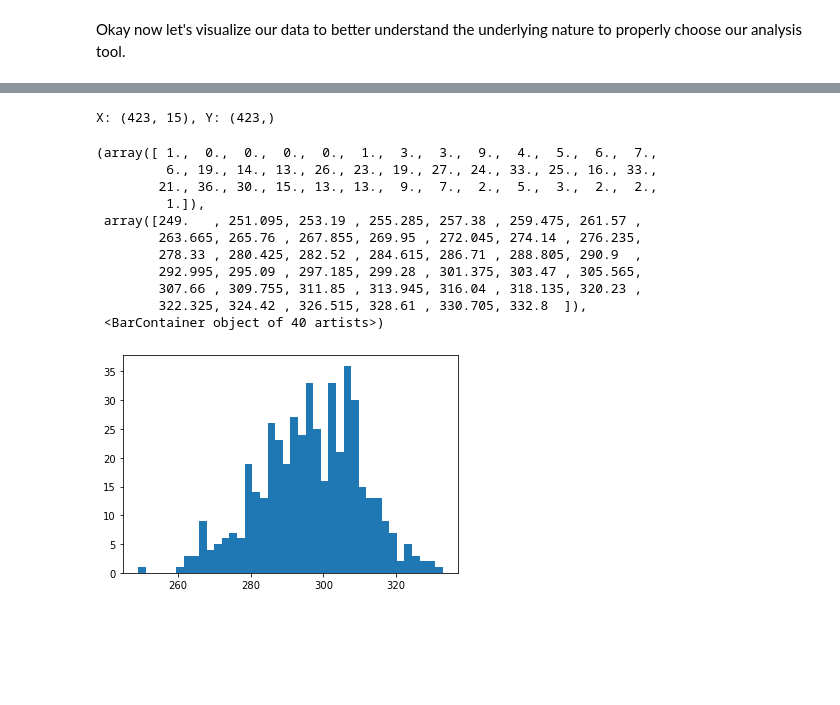
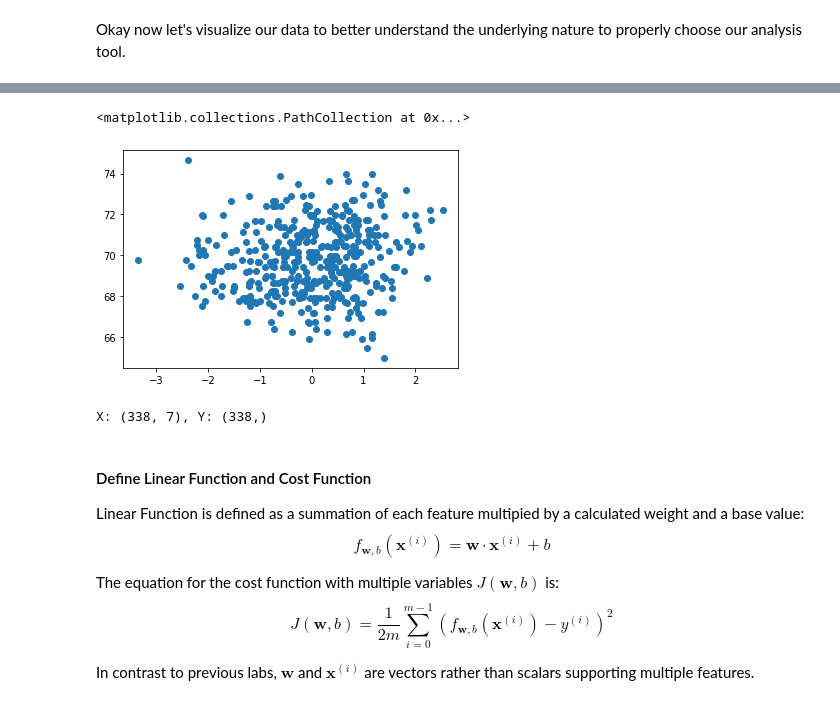
Before and after one commit to kMongru/pga-compensation-projections, a Jupyter notebook: notebooks/data_analysis.ipynb, the cells around one changed output, grey strips where cells are left out. Drawn from its saved outputs; the diff is of its cells as text; code cells hidden in the pictures; blank space fills up the shorter version.

```diff
--- a/notebooks/data_analysis.ipynb
+++ b/notebooks/data_analysis.ipynb
@@ -120,25 +174,30 @@ Putts               -0.311384 -0.252558  1.000000
+# %%
+subset['Driving Distance'].describe()
+plt.scatter(subset['Driving Distance'], aggratedData['Score'])
+# %% [output]
+<matplotlib.collections.PathCollection at 0x...>
+[figure, added]
 # %%
 # I will also need to divide the data set into a 80/20 training/testing in the future
-subsetDf = aggratedData.loc[:, aggratedData.columns != 'Score']
-x_train = subsetDf.to_numpy()
-y_train = aggratedData['Score'].to_numpy()
+train, test = train_test_split(subset, test_size=0.2)
+
+# subsetDf = train.loc[:, aggratedData.columns != 'Score']
+x_train = train.loc[:, train.columns != 'Score']
+y_train = train['Score']
 
 print(f'X: {x_train.shape}, Y: {y_train.shape}')
 # %% [output]
-X: (423, 15), Y: (423,)
+X: (338, 7), Y: (338,)
-# %%
-b_init = 10
-w_init = np.array([1,1])
-# %% [output]
-(array([ 1.,  0.,  0.,  0.,  0.,  1.,  3.,  3.,  9.,  4.,  5.,  6.,  7.,
-         6., 19., 14., 13., 26., 23., 19., 27., 24., 33., 25., 16., 33.,
-        21., 36., 30., 15., 13., 13.,  9.,  7.,  2.,  5.,  3.,  2.,  2.,
-         1.]),
- array([249.   , 251.095, 253.19 , 255.285, 257.38 , 259.475, 261.57 ,
-        263.665, 265.76 , 267.855, 269.95 , 272.045, 274.14 , 276.235,
-        278.33 , 280.425, 282.52 , 284.615, 286.71 , 288.805, 290.9  ,
-        292.995, 295.09 , 297.185, 299.28 , 301.375, 303.47 , 305.565,
-        307.66 , 309.755, 311.85 , 313.945, 316.04 , 318.135, 320.23 ,
-        322.325, 324.42 , 326.515, 328.61 , 330.705, 332.8  ]),
- <BarContainer object of 40 artists>)
-[figure, removed]
+# %% [markdown]
+#### Define Linear Function and Cost Function
+
+Linear Function is defined as a summation of each feature multipied by a calculated weight and a base value:
+$$ f_{\mathbf{w},b}(\mathbf{x}^{(i)}) = \mathbf{w} \cdot \mathbf{x}^{(i)} + b  \tag{4} $$
+
+The equation for the cost function with multiple variables $J(\mathbf{w},b)$ is:
+$$J(\mathbf{w},b) = \frac{1}{2m} \sum\limits_{i = 0}^{m-1} (f_{\mathbf{w},b}(\mathbf{x}^{(i)}) - y^{(i)})^2 \tag{3}$$
+
+
+
+
+In contrast to previous labs, $\mathbf{w}$ and $\mathbf{x}^{(i)}$ are vectors rather than scalars supporting multiple features.
```
Also changed, not shown: parts of 13 cells of this notebook.
